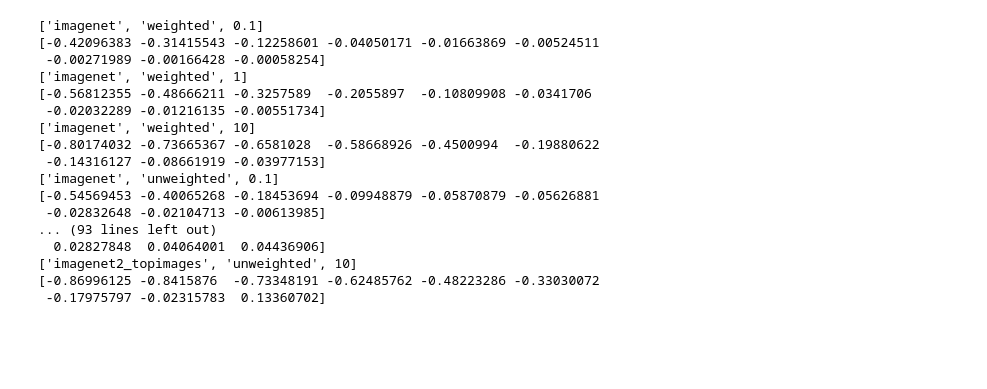
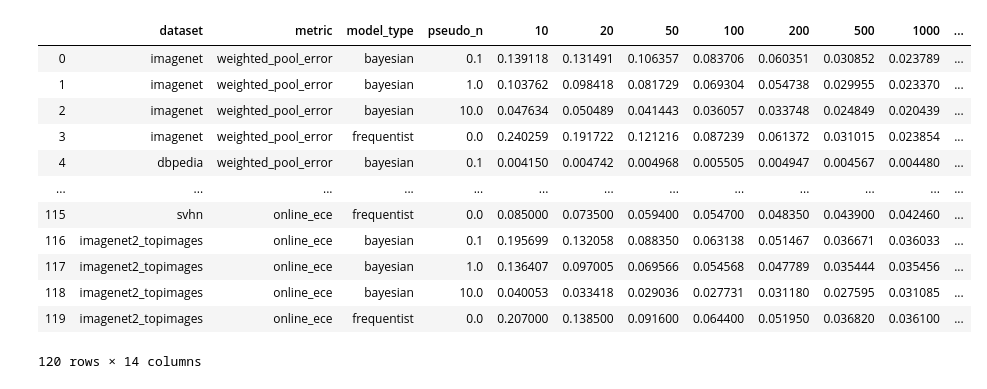
Before and after one commit to disiji/bayesian-blackbox, a Jupyter notebook: notebooks/calibration_error_analysis.ipynb, the cells around one changed output. Saved outputs shown, nothing was run; the diff lists cells and outputs as text; code cells hidden in the pictures; blank space fills up the shorter version.

```diff
--- a/notebooks/calibration_error_analysis.ipynb
+++ b/notebooks/calibration_error_analysis.ipynb
@@ -4,13 +7,17 @@ import pandas as pd
 # %%
 # load calibration error
-DATAPATH = '../output/accuracy_estimation_error'
+DATAPATH = '../output_from_datalab/accuracy_estimation_error'
 PSEUDOCOUNT = [0.1, 1, 10]
 NUM_RUNS = 10
-WEIGHTED = ['weighted', 'unweighted']
 DATASET_LIST = ['imagenet', 'dbpedia', 'cifar100', '20newsgroup', 'svhn', 'imagenet2_topimages']
+METRIC_LIST = ['weighted_pool_error', 'weighted_online_error', 'unweighted_error', 'pool_ece', 'online_ece']
 
-def get_bayesian_filename(dataset, weighted, pseudo_n):
-    return "%s/%s_error_%s_PseudoCount%.1f_runs%d_bayesian.csv" % (DATAPATH, weighted, dataset, pseudo_n, NUM_RUNS)
-def get_frequentist_filename(dataset, weighted, pseudo_n):
-    return "%s/%s_error_%s_PseudoCount%.1f_runs%d_frequentist.csv" % (DATAPATH, weighted, dataset, pseudo_n, NUM_RUNS)
+def get_metric_filename(metric, dataset, pseudo_n, model_type):
+    # fix some errors when writing the outputs to files
+    if metric in ['pool_ece', 'mce', 'online_ece'] and model_type == 'frequentist':
+        return "%s/%s%s_PseudoCount%.1f_runs%d_%s.csv" % (
+                DATAPATH, metric, dataset, pseudo_n, NUM_RUNS, model_type)
+    else:
+        return "%s/%s_%s_PseudoCount%.1f_runs%d_%s.csv" % (
+                DATAPATH, metric, dataset, pseudo_n, NUM_RUNS, model_type)
 # %%
@@ -21,11 +27,14 @@ frequentist_calibration_error = []
 # %%
-for dataset in DATASET_LIST:
-    for weighted in WEIGHTED:
+for metric in METRIC_LIST:
+    for dataset in DATASET_LIST:
         for pseudo_n in PSEUDOCOUNT:
-            params = [dataset, weighted, pseudo_n]
-            bayesian_result = np.mean(np.genfromtxt(get_bayesian_filename(dataset, weighted, pseudo_n)
+            params = [dataset, pseudo_n]
+            bayesian_result = np.mean(np.genfromtxt(get_metric_filename(metric, dataset, pseudo_n, 'bayesian')
                                                     , delimiter=","), axis=0).tolist()
-            frequentist_result = np.mean(np.genfromtxt(get_frequentist_filename(dataset, weighted, pseudo_n)
+            frequentist_result = np.mean(np.genfromtxt(get_metric_filename(metric, dataset, pseudo_n, 'frequentist')
                                                        , delimiter=","), axis=0).tolist()
-            bayesian_calibration_error.append(params + bayesian_result)
-            frequentist_calibration_error.append(params + frequentist_result)
+            if len(bayesian_result) < len(N_list):
+                bayesian_result.append(-1)
+                frequentist_result.append(-1)
+            results.append([dataset, metric, 'bayesian', pseudo_n] + bayesian_result)
+        results.append([dataset, metric, 'frequentist', 0] + frequentist_result)
@@ -77,29 +41,18 @@ frequentist_calibration_error
-# %%
-for dataset in DATASET_LIST:
-    for weighted in WEIGHTED:
-        for pseudo_n in PSEUDOCOUNT:
-            params = [dataset, weighted, pseudo_n]
-            print(params)
-            bayesian_result = np.mean(np.genfromtxt(get_bayesian_filename(dataset, weighted, pseudo_n)
-                                                    , delimiter=","), axis=0)
-            frequentist_result = np.mean(np.genfromtxt(get_frequentist_filename(dataset, weighted, pseudo_n)
-                                                       , delimiter=","), axis=0)
-            print((bayesian_result-frequentist_result)/frequentist_result)
-# %% [output]
-['imagenet', 'weighted', 0.1]
-[-0.42096383 -0.31415543 -0.12258601 -0.04050171 -0.01663869 -0.00524511
- -0.00271989 -0.00166428 -0.00058254]
-['imagenet', 'weighted', 1]
-[-0.56812355 -0.48666211 -0.3257589  -0.2055897  -0.10809908 -0.0341706
- -0.02032289 -0.01216135 -0.00551734]
-['imagenet', 'weighted', 10]
-[-0.80174032 -0.73665367 -0.6581028  -0.58668926 -0.4500994  -0.19880622
- -0.14316127 -0.08661919 -0.03977153]
-['imagenet', 'unweighted', 0.1]
-[-0.54569453 -0.40065268 -0.18453694 -0.09948879 -0.05870879 -0.05626881
- -0.02832648 -0.02104713 -0.00613985]
-... (93 lines left out)
-  0.02827848  0.04064001  0.04436906]
-['imagenet2_topimages', 'unweighted', 10]
-[-0.86996125 -0.8415876  -0.73348191 -0.62485762 -0.48223286 -0.33030072
- -0.17975797 -0.02315783  0.13360702]
+# %%
+results =  pd.DataFrame(results, columns=header)
+results.to_csv('../output_from_datalab/results.csv')
+results
+# %% [output]
+|  | dataset | metric | model_type | pseudo_n | 10 | 20 | 50 | 100 | 200 | 500 | 1000 | ... |
+| 0 | imagenet | weighted_pool_error | bayesian | 0.1 | 0.139118 | 0.131491 | 0.106357 | 0.083706 | 0.060351 | 0.030852 | 0.023789 | ... |
+| 1 | imagenet | weighted_pool_error | bayesian | 1.0 | 0.103762 | 0.098418 | 0.081729 | 0.069304 | 0.054738 | 0.029955 | 0.023370 | ... |
+| 2 | imagenet | weighted_pool_error | bayesian | 10.0 | 0.047634 | 0.050489 | 0.041443 | 0.036057 | 0.033748 | 0.024849 | 0.020439 | ... |
+| 3 | imagenet | weighted_pool_error | frequentist | 0.0 | 0.240259 | 0.191722 | 0.121216 | 0.087239 | 0.061372 | 0.031015 | 0.023854 | ... |
+| 4 | dbpedia | weighted_pool_error | bayesian | 0.1 | 0.004150 | 0.004742 | 0.004968 | 0.005505 | 0.004947 | 0.004567 | 0.004480 | ... |
+| ... | ... | ... | ... | ... | ... | ... | ... | ... | ... | ... | ... | ... |
+| 115 | svhn | online_ece | frequentist | 0.0 | 0.085000 | 0.073500 | 0.059400 | 0.054700 | 0.048350 | 0.043900 | 0.042460 | ... |
+| 116 | imagenet2_topimages | online_ece | bayesian | 0.1 | 0.195699 | 0.132058 | 0.088350 | 0.063138 | 0.051467 | 0.036671 | 0.036033 | ... |
+| 117 | imagenet2_topimages | online_ece | bayesian | 1.0 | 0.136407 | 0.097005 | 0.069566 | 0.054568 | 0.047789 | 0.035444 | 0.035456 | ... |
+| 118 | imagenet2_topimages | online_ece | bayesian | 10.0 | 0.040053 | 0.033418 | 0.029036 | 0.027731 | 0.031180 | 0.027595 | 0.031085 | ... |
+| 119 | imagenet2_topimages | online_ece | frequentist | 0.0 | 0.207000 | 0.138500 | 0.091600 | 0.064400 | 0.051950 | 0.036820 | 0.036100 | ... |
+120 rows × 14 columns
```
Also changed, not shown: parts of 6 cells of this notebook, 1 other file.
